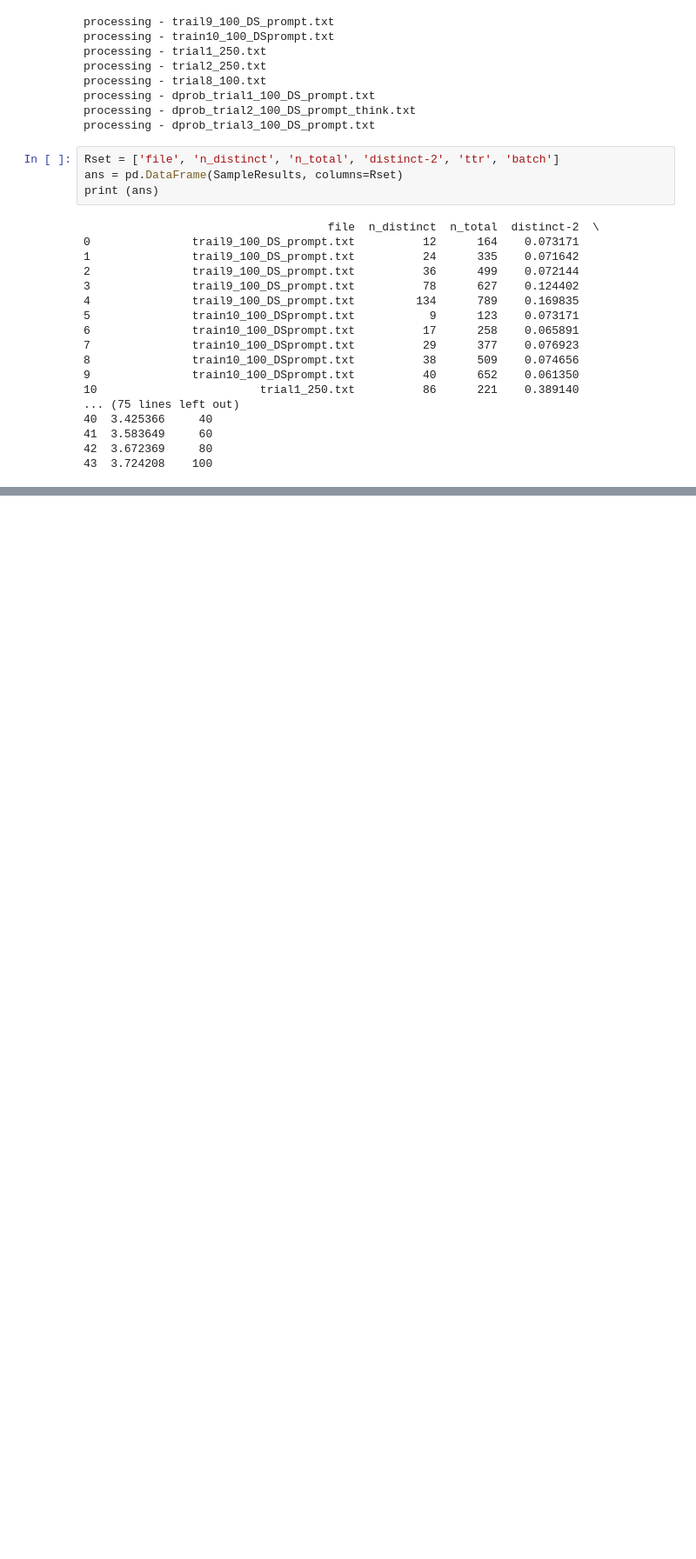
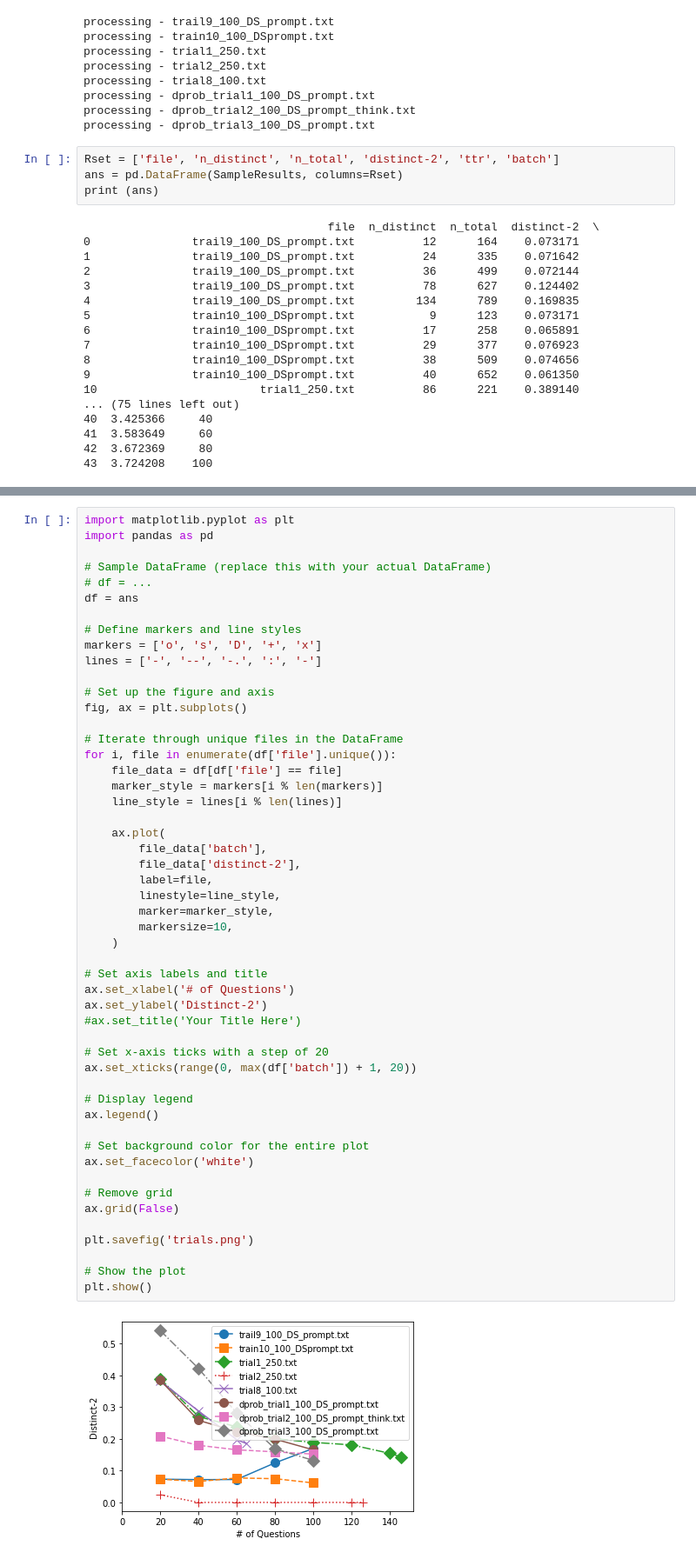
Before and after one commit to chrisconstant/Auto-Q, a Jupyter notebook: autorecipe/kddexp/TTR_computation.ipynb, the cells around one changed output, grey strips where cells are left out. Shown at 87% size. Cells and saved outputs as stored; diff of their text form; blank space fills up the shorter version.

```diff
--- a/autorecipe/kddexp/TTR_computation.ipynb
+++ b/autorecipe/kddexp/TTR_computation.ipynb
@@ -338,0 +348,53 @@ fig.show()
+# %%
+import matplotlib.pyplot as plt
+import pandas as pd
+
+# Sample DataFrame (replace this with your actual DataFrame)
+# df = ...
+df = ans
+
+# Define markers and line styles
+markers = ['o', 's', 'D', '+', 'x']
+lines = ['-', '--', '-.', ':', '-']
+
+# Set up the figure and axis
+fig, ax = plt.subplots()
+
+# Iterate through unique files in the DataFrame
+for i, file in enumerate(df['file'].unique()):
+    file_data = df[df['file'] == file]
+    marker_style = markers[i % len(markers)]
+    line_style = lines[i % len(lines)]
+
+    ax.plot(
+        file_data['batch'],
+        file_data['distinct-2'],
+        label=file,
+        linestyle=line_style,
+        marker=marker_style,
+        markersize=10,
+    )
+
+# Set axis labels and title
+ax.set_xlabel('# of Questions')
+ax.set_ylabel('Distinct-2')
+#ax.set_title('Your Title Here')
+
+# Set x-axis ticks with a step of 20
+ax.set_xticks(range(0, max(df['batch']) + 1, 20))
+
+# Display legend
+ax.legend()
+
+# Set background color for the entire plot
+ax.set_facecolor('white')
+
+# Remove grid
+ax.grid(False)
+
+plt.savefig('trials.png')
+
+# Show the plot
+plt.show()
+# %% [output]
+[figure, added]
```
Also changed, not shown: parts of 4 cells of this notebook, 3 other files.
